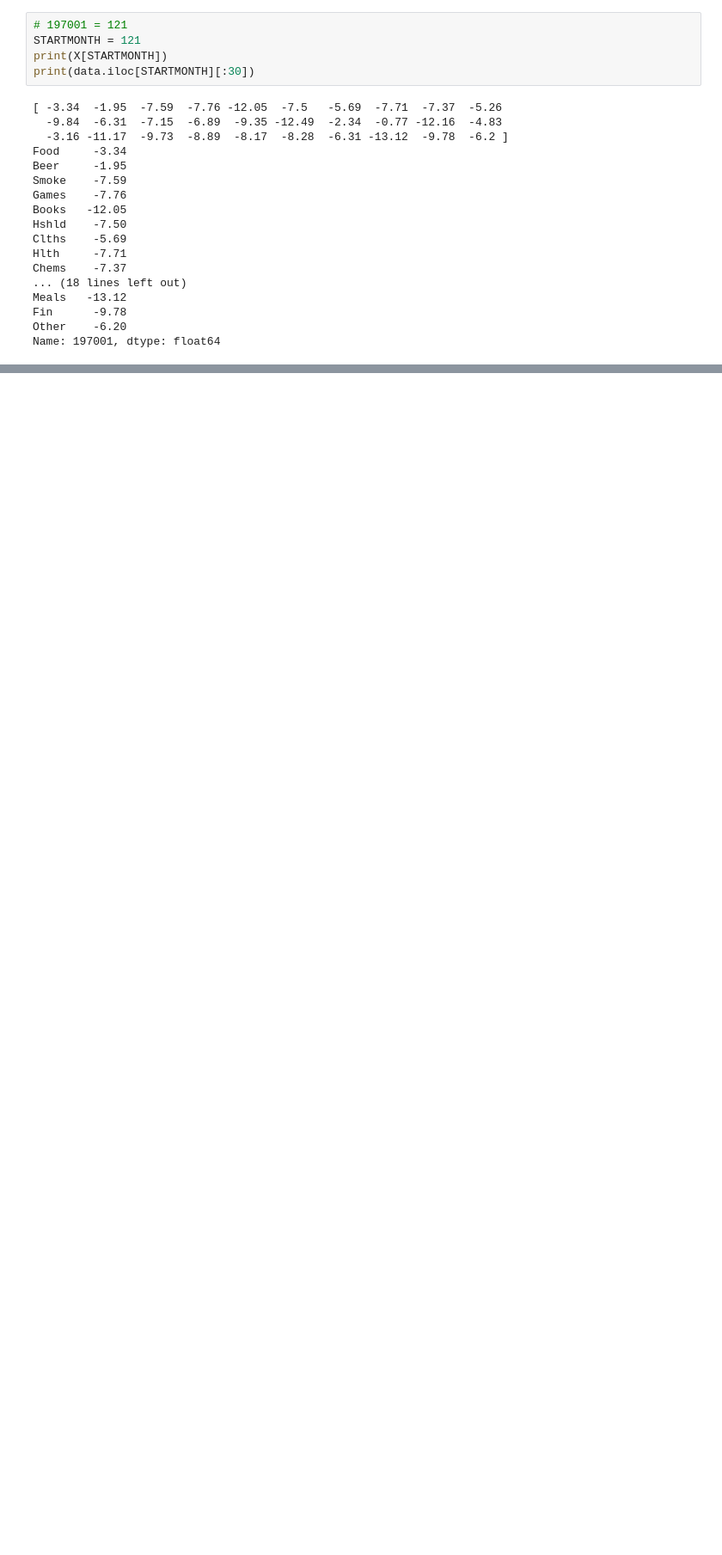
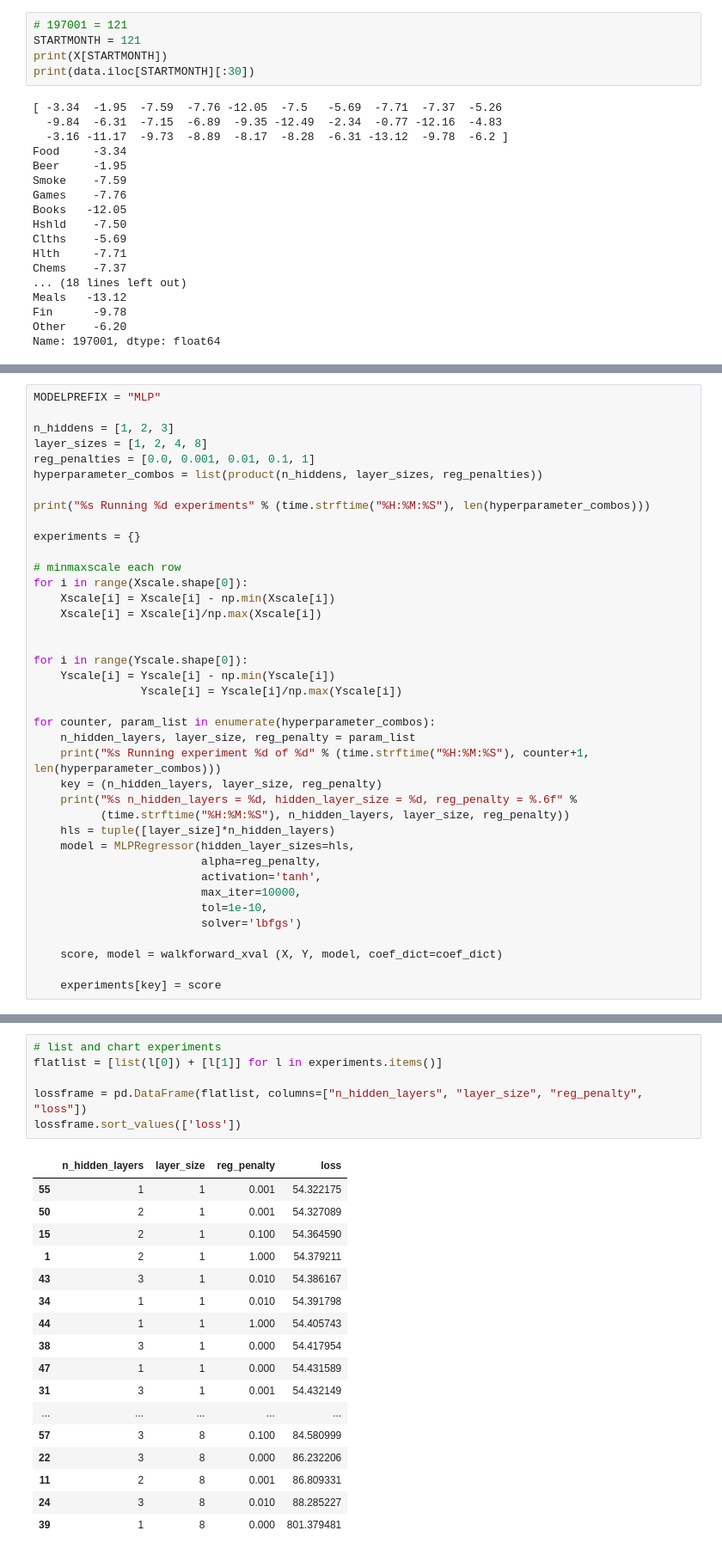
Before and after one commit to druce/Machine-learning-for-financial-market-prediction, a Jupyter notebook: Replicate Paper by Rapach, Strauss, Tu, Zhou.ipynb, the cells around one changed output, grey strips where cells are left out. Shown: that part at 86% size. Saved outputs shown, nothing was run; the diff lists cells and outputs as text; blank space fills up the shorter version.

```diff
--- a/Replicate Paper by Rapach, Strauss, Tu, Zhou.ipynb
+++ b/Replicate Paper by Rapach, Strauss, Tu, Zhou.ipynb
@@ -645,0 +884,39 @@ mychart(perf)
+# %%
+MODELPREFIX = "MLP"
+
+n_hiddens = [1, 2, 3]
+layer_sizes = [1, 2, 4, 8]
+reg_penalties = [0.0, 0.001, 0.01, 0.1, 1]
+hyperparameter_combos = list(product(n_hiddens, layer_sizes, reg_penalties))
+
+print("%s Running %d experiments" % (time.strftime("%H:%M:%S"), len(hyperparameter_combos)))
+
+experiments = {}
+
+# minmaxscale each row
+for i in range(Xscale.shape[0]):
+    Xscale[i] = Xscale[i] - np.min(Xscale[i])
+    Xscale[i] = Xscale[i]/np.max(Xscale[i])
+
+
+for i in range(Yscale.shape[0]):
+    Yscale[i] = Yscale[i] - np.min(Yscale[i])
+                Yscale[i] = Yscale[i]/np.max(Yscale[i])
+
+for counter, param_list in enumerate(hyperparameter_combos):
+    n_hidden_layers, layer_size, reg_penalty = param_list
+    print("%s Running experiment %d of %d" % (time.strftime("%H:%M:%S"), counter+1, len(hyperparameter_combos)))
+    key = (n_hidden_layers, layer_size, reg_penalty)
+    print("%s n_hidden_layers = %d, hidden_layer_size = %d, reg_penalty = %.6f" %
+          (time.strftime("%H:%M:%S"), n_hidden_layers, layer_size, reg_penalty))
+    hls = tuple([layer_size]*n_hidden_layers)
+    model = MLPRegressor(hidden_layer_sizes=hls,
+                         alpha=reg_penalty,
+                         activation='tanh',
+                         max_iter=10000,
+                         tol=1e-10,
+                         solver='lbfgs')
+
+    score, model = walkforward_xval (X, Y, model, coef_dict=coef_dict)
+
+    experiments[key] = score
@@ -645,0 +941,24 @@ mychart(perf)
+# %%
+# list and chart experiments
+flatlist = [list(l[0]) + [l[1]] for l in experiments.items()]
+
+lossframe = pd.DataFrame(flatlist, columns=["n_hidden_layers", "layer_size", "reg_penalty", "loss"])
+lossframe.sort_values(['loss'])
+# %% [output]
+|  | n_hidden_layers | layer_size | reg_penalty | loss |
+| 55 | 1 | 1 | 0.001 | 54.322175 |
+| 50 | 2 | 1 | 0.001 | 54.327089 |
+| 15 | 2 | 1 | 0.100 | 54.364590 |
+| 1 | 2 | 1 | 1.000 | 54.379211 |
+| 43 | 3 | 1 | 0.010 | 54.386167 |
+| 34 | 1 | 1 | 0.010 | 54.391798 |
+| 44 | 1 | 1 | 1.000 | 54.405743 |
+| 38 | 3 | 1 | 0.000 | 54.417954 |
+| 47 | 1 | 1 | 0.000 | 54.431589 |
+| 31 | 3 | 1 | 0.001 | 54.432149 |
+| ... | ... | ... | ... | ... |
+| 57 | 3 | 8 | 0.100 | 84.580999 |
+| 22 | 3 | 8 | 0.000 | 86.232206 |
+| 11 | 2 | 8 | 0.001 | 86.809331 |
+| 24 | 3 | 8 | 0.010 | 88.285227 |
+| 39 | 1 | 8 | 0.000 | 801.379481 |
```
Also changed, not shown: parts of 28 cells of this notebook, 9 other files.
